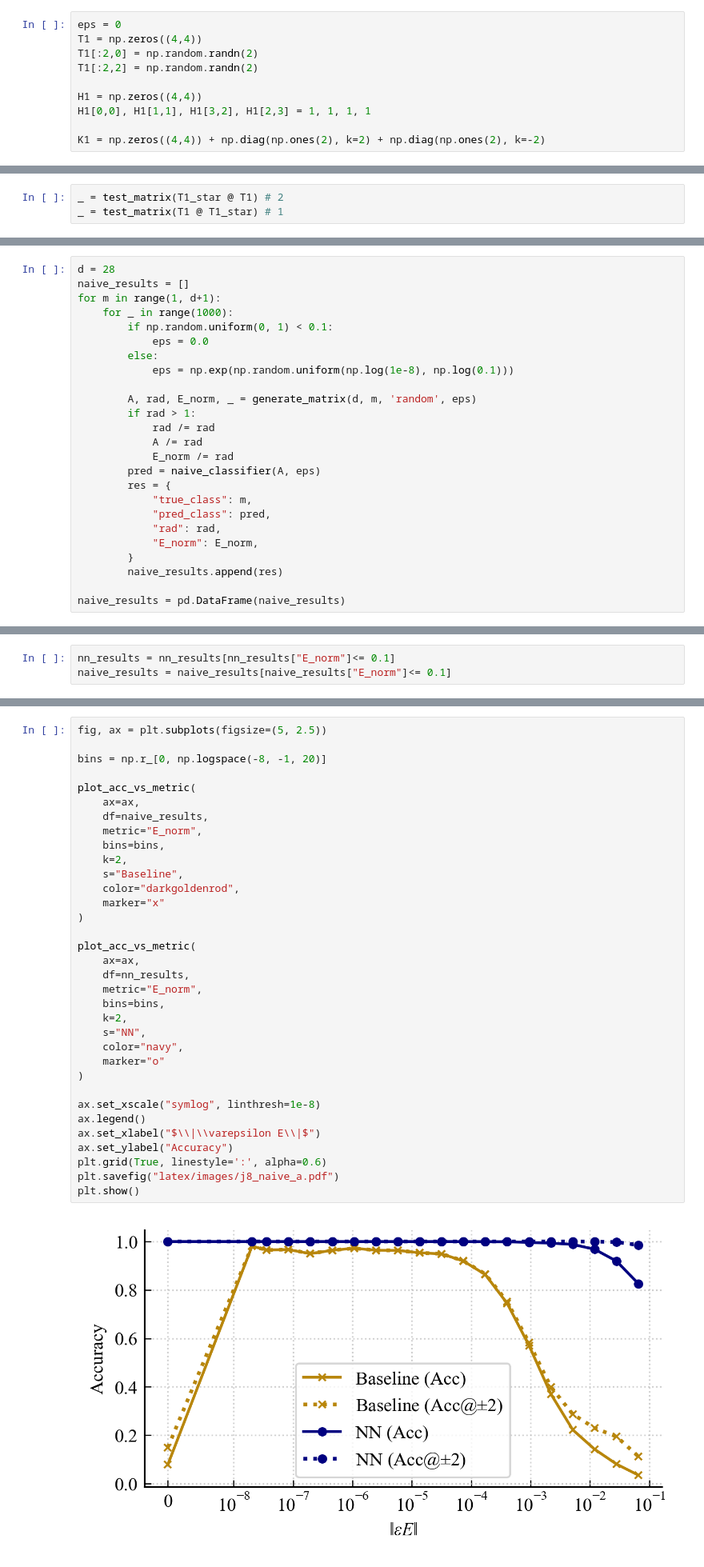
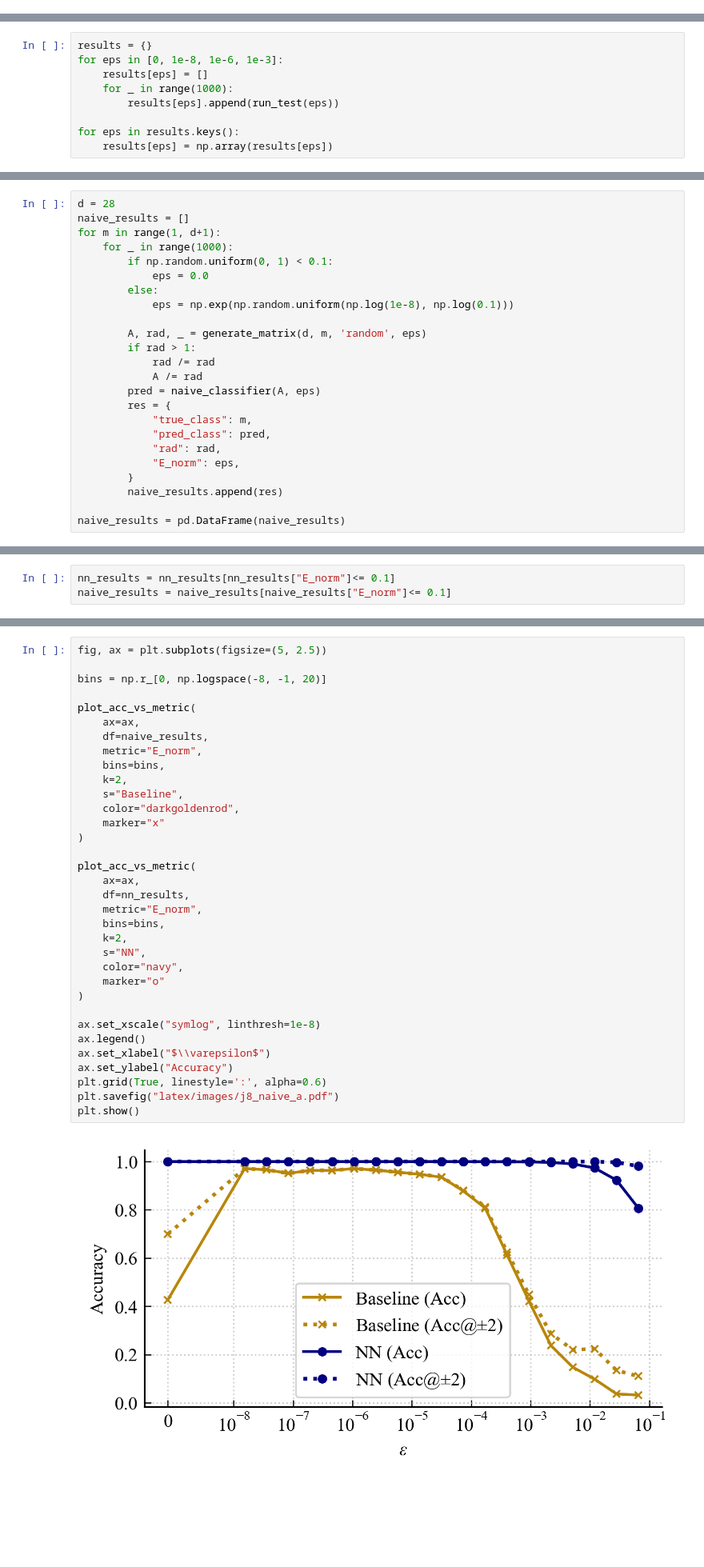
Before and after one commit to Michozord/Jordan_Transformer, a Jupyter notebook: sandbox/jordan8_benchmarks.ipynb, the cells around one changed output, grey strips where cells are left out. Shown at 80% size. Cells and saved outputs as stored; diff of their text form; blank space fills up the shorter version.

```diff
--- a/sandbox/jordan8_benchmarks.ipynb
+++ b/sandbox/jordan8_benchmarks.ipynb
@@ -47,13 +52,3 @@ def test_matrix(A):
     probs = torch.softmax(logits, dim=-1)
 
     return probs
-# %%
-eps = 0
-T1 = np.zeros((4,4))
-T1[:2,0] = np.random.randn(2)
-T1[:2,2] = np.random.randn(2)
-
-H1 = np.zeros((4,4))
-H1[0,0], H1[1,1], H1[3,2], H1[2,3] = 1, 1, 1, 1
-
-K1 = np.zeros((4,4)) + np.diag(np.ones(2), k=2) + np.diag(np.ones(2), k=-2)
@@ -404,3 +136,0 @@ T1_star = H1 @ T1.T @ K1
-# %%
-_ = test_matrix(T1_star @ T1) # 2
-_ = test_matrix(T1 @ T1_star) # 1
@@ -476,0 +143,9 @@ plt.show()
+# %%
+results = {}
+for eps in [0, 1e-8, 1e-6, 1e-3]:
+    results[eps] = []
+    for _ in range(1000):
+        results[eps].append(run_test(eps))
+
+for eps in results.keys():
+    results[eps] = np.array(results[eps])
@@ -506,17 +275,16 @@ for m in range(1, d+1):
         else:
             eps = np.exp(np.random.uniform(np.log(1e-8), np.log(0.1)))
 
-        A, rad, E_norm, _ = generate_matrix(d, m, 'random', eps)
+        A, rad, _ = generate_matrix(d, m, 'random', eps)
         if rad > 1:
             rad /= rad
             A /= rad
-            E_norm /= rad
         pred = naive_classifier(A, eps)
         res = {
             "true_class": m,
             "pred_class": pred,
             "rad": rad,
-            "E_norm": E_norm,
+            "E_norm": eps,
         }
         naive_results.append(res)
 
@@ -688,35 +456,35 @@ bins = np.r_[0, np.logspace(-8, -1, 20)]
 
 plot_acc_vs_metric(
     ax=ax,
     df=naive_results,
     metric="E_norm",
     bins=bins,
     k=2,
     s="Baseline",
     color="darkgoldenrod",
     marker="x"
 )
 
 plot_acc_vs_metric(
     ax=ax,
     df=nn_results,
     metric="E_norm",
     bins=bins,
     k=2,
     s="NN",
     color="navy",
     marker="o"
 )
 
 ax.set_xscale("symlog", linthresh=1e-8)
 ax.legend()
-ax.set_xlabel("$\\|\\varepsilon E\\|$")
+ax.set_xlabel("$\\varepsilon$")
 ax.set_ylabel("Accuracy")
 plt.grid(True, linestyle=':', alpha=0.6)
 plt.savefig("latex/images/j8_naive_a.pdf")
 plt.show()
 # %% [output]
-[figure, old version]
+[figure, new version]
 # %%
 fig, ax = plt.subplots(figsize=(5, 2.5))
 
```
Also changed, not shown: parts of 38 cells of this notebook, 33 other files.
